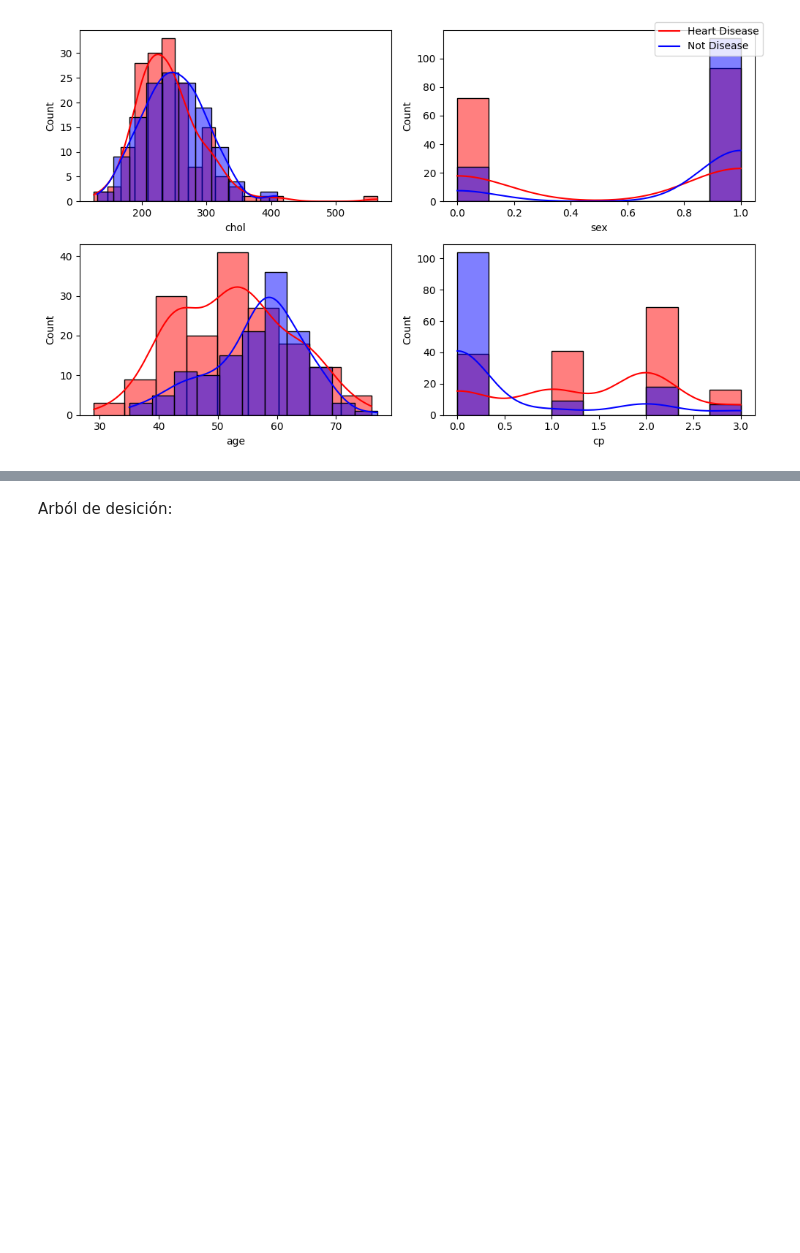
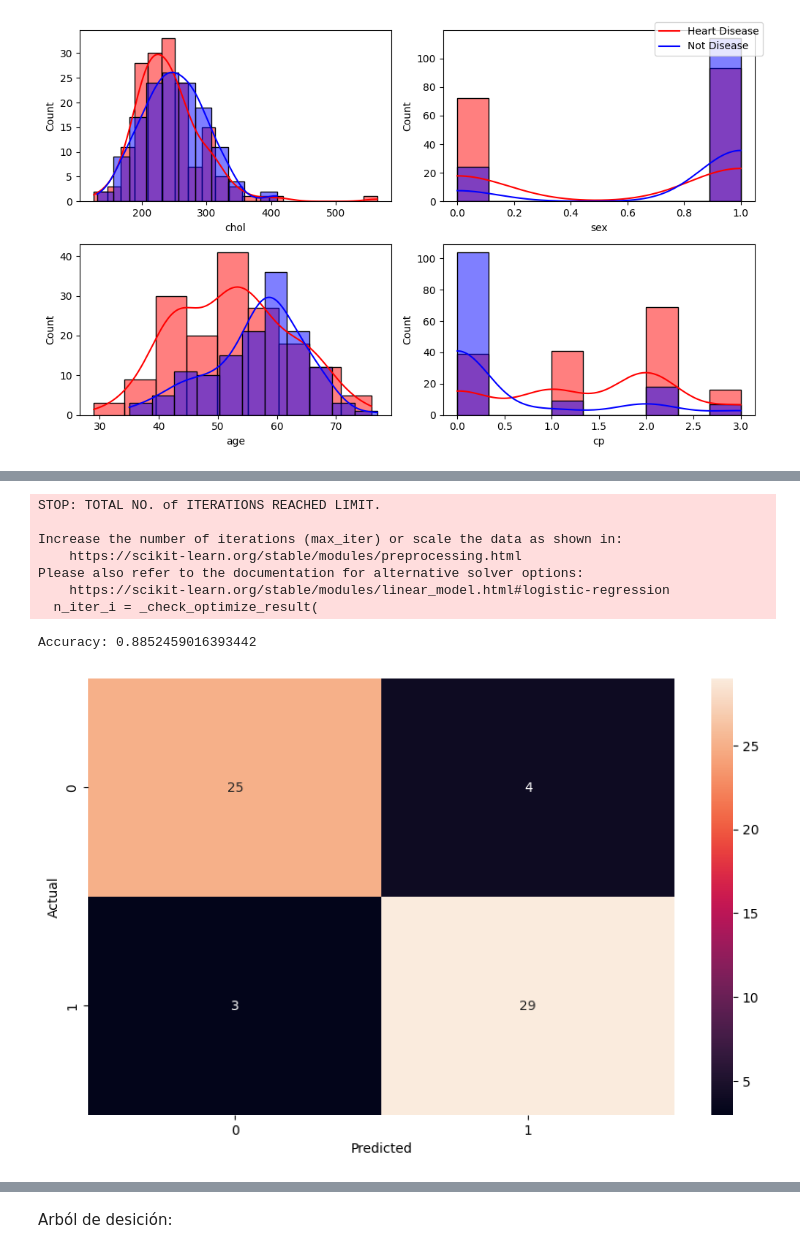
Before and after one commit to gabofrid/trabajos-chona---2024, a Jupyter notebook: trabajo 1/clase.ipynb, the cells around one changed output, grey strips where cells are left out. Drawn from its saved outputs; the diff is of its cells as text; code cells hidden in the pictures; blank space fills up the shorter version.

Commit message:
terminado lo logistico

```diff
--- a/trabajo 1/clase.ipynb
+++ b/trabajo 1/clase.ipynb
@@ -170,0 +168,31 @@ NameError: name 'log_model' is not defined
+# %%
+
+from sklearn.linear_model import LogisticRegression
+
+log_model = LogisticRegression()
+log_model.fit(X_train, y_train.values.ravel())
+
+y_pred = log_model.predict(X_test)
+
+from sklearn.metrics import accuracy_score
+from sklearn.metrics import confusion_matrix
+
+accuracy = accuracy_score(y_test, y_pred)
+print("Accuracy:", accuracy)
+
+cm = confusion_matrix(y_test, y_pred)
+
+fig, ax = plt.subplots(figsize=(10, 6))
+sns.heatmap(cm, annot=True, ax=ax)
+_ = plt.xlabel("Predicted")
+_ = plt.ylabel("Actual")
+# %% [output]
+STOP: TOTAL NO. of ITERATIONS REACHED LIMIT.
+
+Increase the number of iterations (max_iter) or scale the data as shown in:
+    https://scikit-learn.org/stable/modules/preprocessing.html
+Please also refer to the documentation for alternative solver options:
+    https://scikit-learn.org/stable/modules/linear_model.html#logistic-regression
+  n_iter_i = _check_optimize_result(
+Accuracy: 0.8852459016393442
+[figure, added]
```
Also changed, not shown: parts of 9 cells of this notebook.
